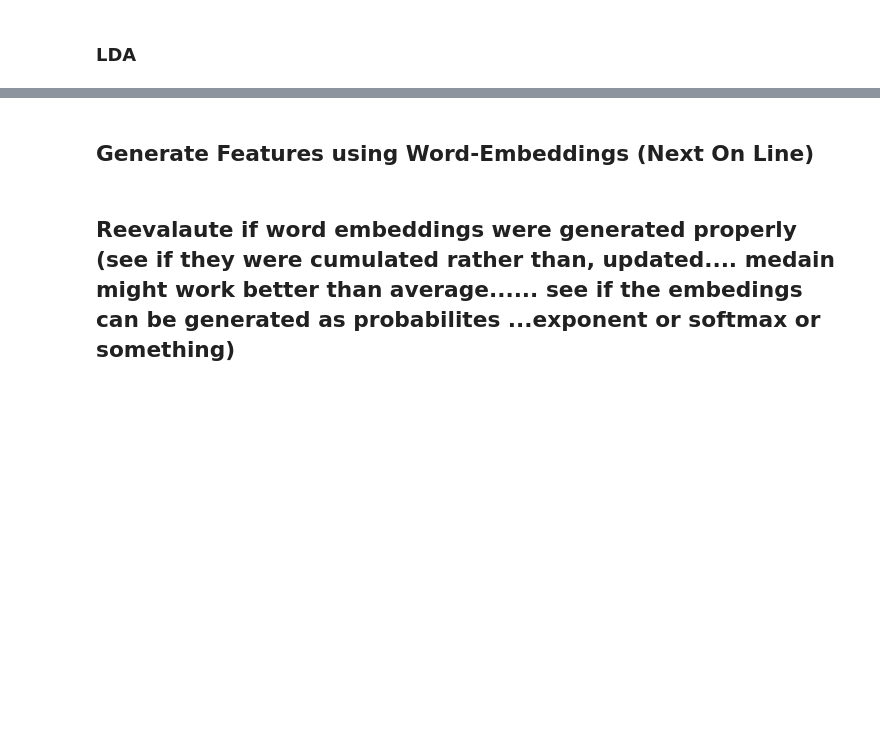
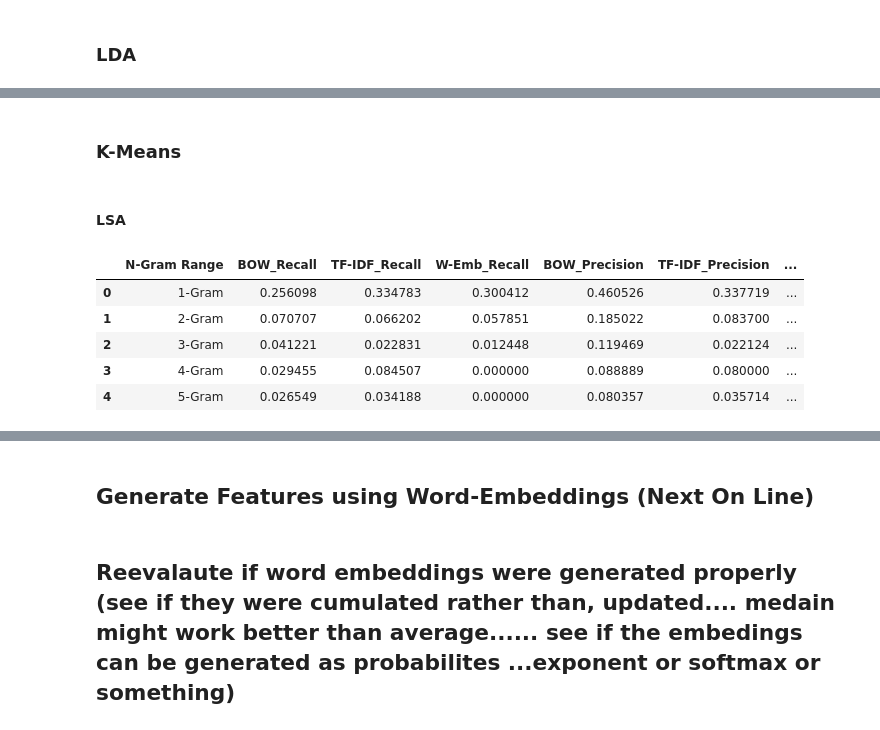
Before and after one commit to splAcharya/Extractive_Text_Summarization, a Jupyter notebook: ExTs.ipynb, the cells around one changed output, grey strips where cells are left out. Saved outputs shown, nothing was run; the diff lists cells and outputs as text; code cells hidden in the pictures; blank space fills up the shorter version.

```diff
--- a/ExTs.ipynb
+++ b/ExTs.ipynb
@@ -1609,0 +1610,77 @@ plt.show()
+# %% [markdown]
+### K-Means
+# %% [markdown]
+#### LSA
+# %%
+klsa_comparision_df = pd.DataFrame()
+klsa_comparision_df["N-Gram Range"] = ["1-Gram", "2-Gram", "3-Gram", "4-Gram", "5-Gram"]
+
+
+klsa_comparision_df["BOW_Recall"] = [bow_lsa_kmeans_1gram_rouge.recall,
+                                     bow_lsa_kmeans_2gram_rouge.recall,
+                                     bow_lsa_kmeans_3gram_rouge.recall,
+                                     bow_lsa_kmeans_4gram_rouge.recall,
+                                     bow_lsa_kmeans_5gram_rouge.recall]
+
+klsa_comparision_df["TF-IDF_Recall"] = [tfidf_lsa_kmeans_1gram_rouge.recall,
+                                        tfidf_lsa_kmeans_2gram_rouge.recall,
+                                        tfidf_lsa_kmeans_3gram_rouge.recall,
+                                        tfidf_lsa_kmeans_4gram_rouge.recall,
+                                        tfidf_lsa_kmeans_5gram_rouge.recall]
+
+klsa_comparision_df["W-Emb_Recall"] = [wemb_lsa_kmeans_1gram_rouge.recall,
+                                       wemb_lsa_kmeans_2gram_rouge.recall,
+                                       wemb_lsa_kmeans_3gram_rouge.recall,
+                                       wemb_lsa_kmeans_4gram_rouge.recall,
+                                       wemb_lsa_kmeans_5gram_rouge.recall]
+
+
+
+
+klsa_comparision_df["BOW_Precision"] = [bow_lsa_kmeans_1gram_rouge.precision,
+                                        bow_lsa_kmeans_2gram_rouge.precision,
+                                        bow_lsa_kmeans_3gram_rouge.precision,
+                                        bow_lsa_kmeans_4gram_rouge.precision,
+                                        bow_lsa_kmeans_5gram_rouge.precision]
+
+klsa_comparision_df["TF-IDF_Precision"] = [tfidf_lsa_kmeans_1gram_rouge.precision,
+                                           tfidf_lsa_kmeans_2gram_rouge.precision,
+                                           tfidf_lsa_kmeans_3gram_rouge.precision,
+                                           tfidf_lsa_kmeans_4gram_rouge.precision,
+                                           tfidf_lsa_kmeans_5gram_rouge.precision]
+
+klsa_comparision_df["W-Emb_Precision"] = [wemb_lsa_kmeans_1gram_rouge.precision,
+                                          wemb_lsa_kmeans_2gram_rouge.precision,
+                                          wemb_lsa_kmeans_3gram_rouge.precision,
+                                          wemb_lsa_kmeans_4gram_rouge.precision,
+                                          wemb_lsa_kmeans_5gram_rouge.precision]
+
+
+
+
+klsa_comparision_df["BOW_Fmeasure"] = [bow_lsa_kmeans_1gram_rouge.fmeasure,
+                                       bow_lsa_kmeans_2gram_rouge.fmeasure,
+                                       bow_lsa_kmeans_3gram_rouge.fmeasure,
+                                       bow_lsa_kmeans_4gram_rouge.fmeasure,
+                                       bow_lsa_kmeans_5gram_rouge.fmeasure]
+
+klsa_comparision_df["TF-IDF_Fmeasure"] = [tfidf_lsa_kmeans_1gram_rouge.fmeasure,
+                                          tfidf_lsa_kmeans_2gram_rouge.fmeasure,
+                                          tfidf_lsa_kmeans_3gram_rouge.fmeasure,
+                                          tfidf_lsa_kmeans_4gram_rouge.fmeasure,
+                                          tfidf_lsa_kmeans_5gram_rouge.fmeasure]
+
+klsa_comparision_df["W-Emb_Fmeasure"] = [wemb_lsa_kmeans_1gram_rouge.fmeasure,
+                                         wemb_lsa_kmeans_2gram_rouge.fmeasure,
+                                         wemb_lsa_kmeans_3gram_rouge.fmeasure,
+                                         wemb_lsa_kmeans_4gram_rouge.fmeasure,
+                                         wemb_lsa_kmeans_5gram_rouge.fmeasure]
+
+klsa_comparision_df
+# %% [output]
+|  | N-Gram Range | BOW_Recall | TF-IDF_Recall | W-Emb_Recall | BOW_Precision | TF-IDF_Precision | ... |
+| 0 | 1-Gram | 0.256098 | 0.334783 | 0.300412 | 0.460526 | 0.337719 | ... |
+| 1 | 2-Gram | 0.070707 | 0.066202 | 0.057851 | 0.185022 | 0.083700 | ... |
+| 2 | 3-Gram | 0.041221 | 0.022831 | 0.012448 | 0.119469 | 0.022124 | ... |
+| 3 | 4-Gram | 0.029455 | 0.084507 | 0.000000 | 0.088889 | 0.080000 | ... |
+| 4 | 5-Gram | 0.026549 | 0.034188 | 0.000000 | 0.080357 | 0.035714 | ... |
```
Also changed, not shown: parts of 39 cells of this notebook.
